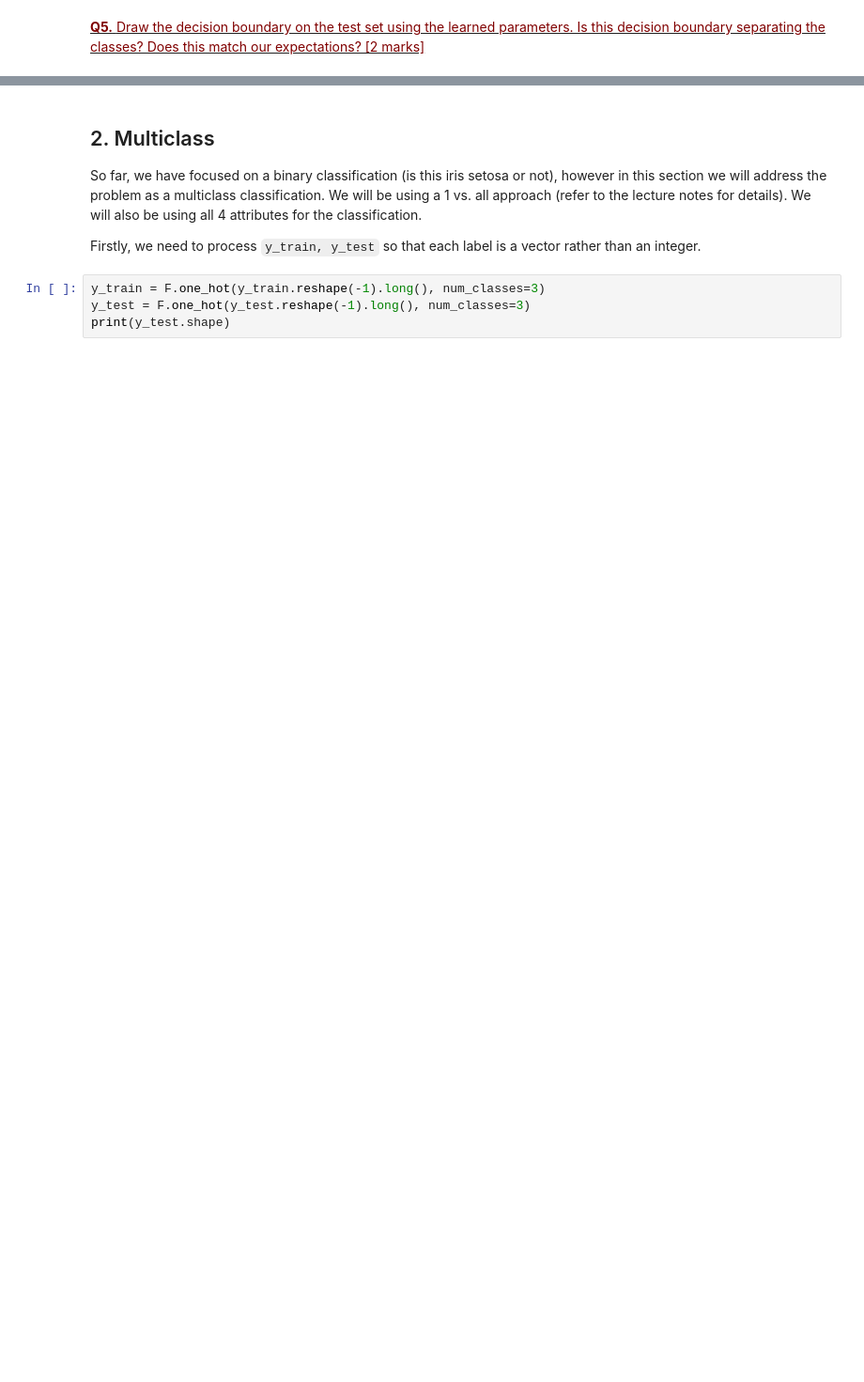
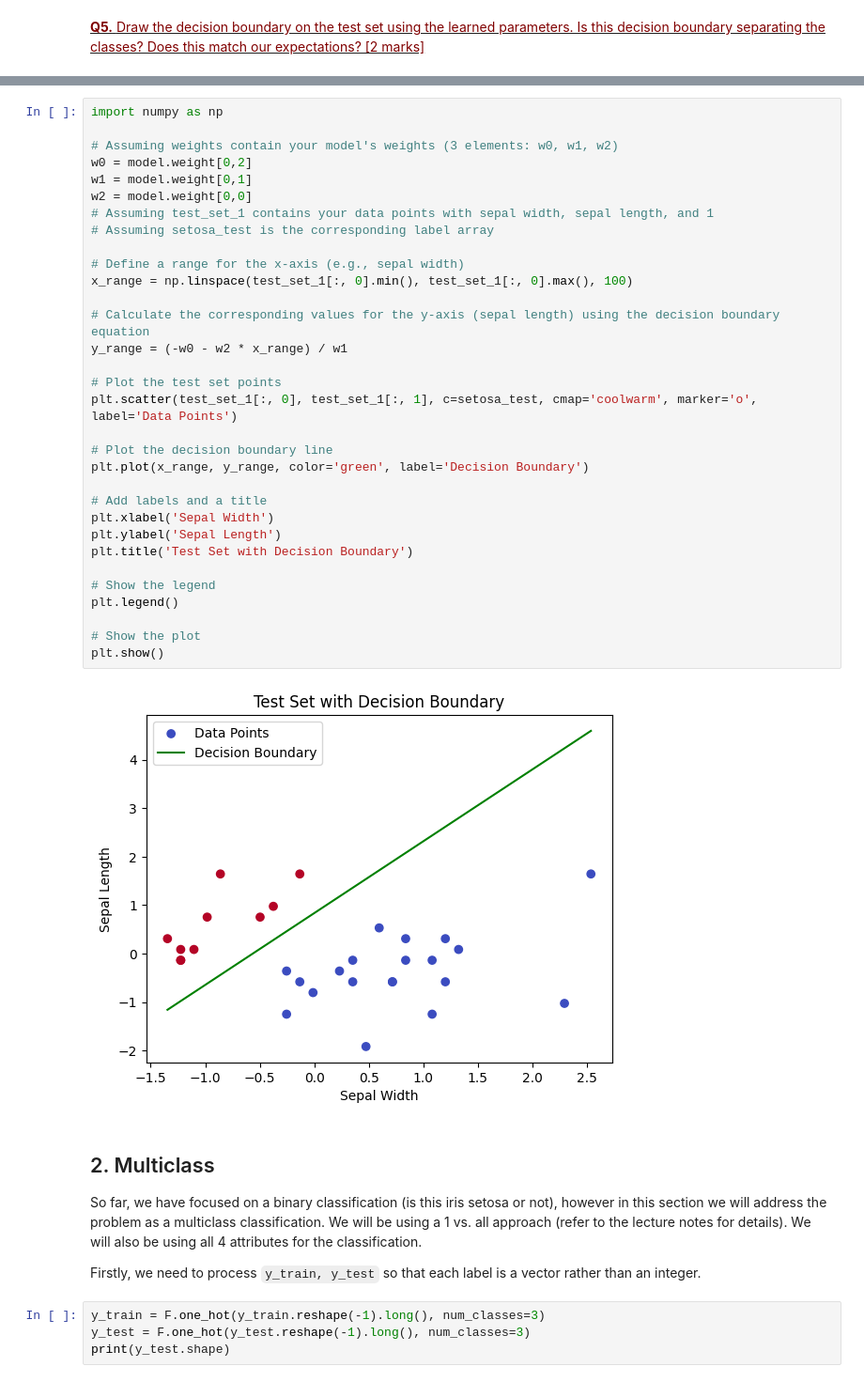
Before and after one commit to kianahs/Machine-Learning, a Jupyter notebook: wk4_Classification_I.ipynb, the cells around one changed output, grey strips where cells are left out. Shown at 94% size. Drawn from its saved outputs; the diff is of its cells as text; blank space fills up the shorter version.

```diff
--- a/wk4_Classification_I.ipynb
+++ b/wk4_Classification_I.ipynb
@@ -233,3 +325,37 @@ train(model, train_set_1, setosa_train, alpha)
+# %%
+import numpy as np
+
+# Assuming weights contain your model's weights (3 elements: w0, w1, w2)
+w0 = model.weight[0,2]
+w1 = model.weight[0,1]
+w2 = model.weight[0,0]
+# Assuming test_set_1 contains your data points with sepal width, sepal length, and 1
+# Assuming setosa_test is the corresponding label array
+
+# Define a range for the x-axis (e.g., sepal width)
+x_range = np.linspace(test_set_1[:, 0].min(), test_set_1[:, 0].max(), 100)
+
+# Calculate the corresponding values for the y-axis (sepal length) using the decision boundary equation
+y_range = (-w0 - w2 * x_range) / w1
+
+# Plot the test set points
+plt.scatter(test_set_1[:, 0], test_set_1[:, 1], c=setosa_test, cmap='coolwarm', marker='o', label='Data Points')
+
+# Plot the decision boundary line
+plt.plot(x_range, y_range, color='green', label='Decision Boundary')
+
+# Add labels and a title
+plt.xlabel('Sepal Width')
+plt.ylabel('Sepal Length')
+plt.title('Test Set with Decision Boundary')
+
+# Show the legend
+plt.legend()
+
+# Show the plot
+plt.show()
+# %% [output]
+[figure, added]
 # %% [markdown]
 ## 2. Multiclass
 So far, we have focused on a binary classification (is this iris setosa or not), however in this section we will address the problem as a multiclass classification. We will be using a 1 vs. all approach (refer to the lecture notes for details). We will also be using all 4 attributes for the classification.
```
Also changed, not shown: parts of 20 cells of this notebook.
